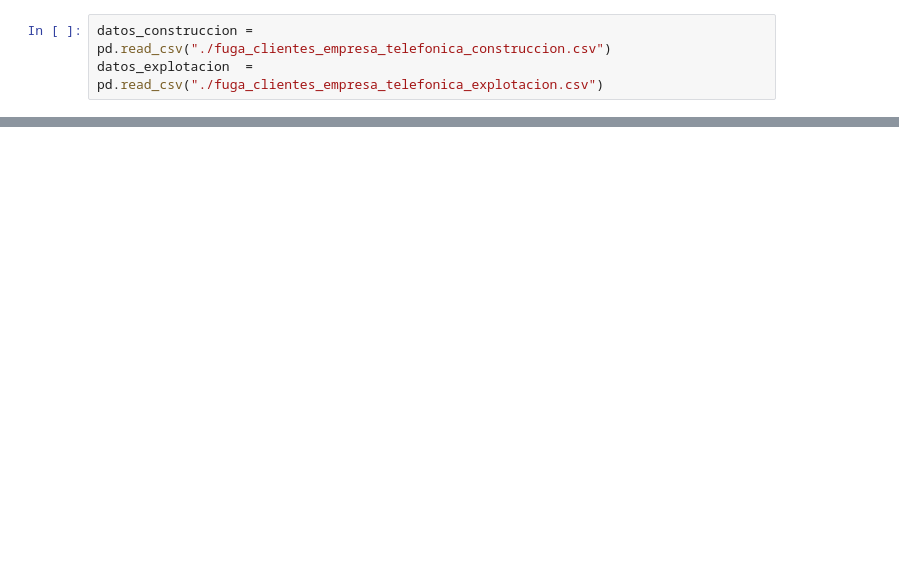
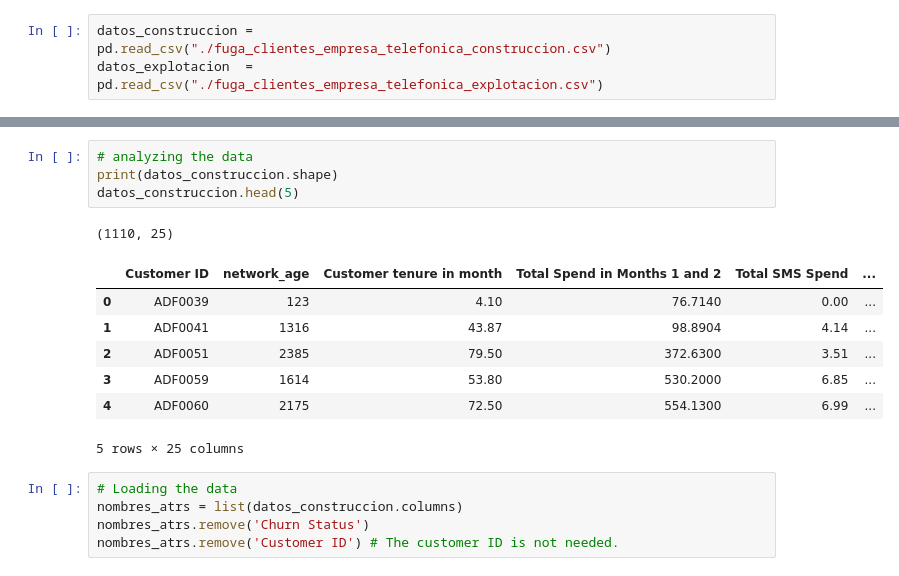
Before and after one commit to kecoma1/IA, a Jupyter notebook: LAB_4/04-p4_IA.ipynb, the cells around one changed output, grey strips where cells are left out. Drawn from its saved outputs; the diff is of its cells as text; blank space fills up the shorter version.

```diff
--- a/LAB_4/04-p4_IA.ipynb
+++ b/LAB_4/04-p4_IA.ipynb
@@ -69,0 +119,18 @@ datos_explotacion["Churn Status"].values[:10]
+# %%
+# analyzing the data
+print(datos_construccion.shape)
+datos_construccion.head(5)
+# %% [output]
+(1110, 25)
+|  | Customer ID | network_age | Customer tenure in month | Total Spend in Months 1 and 2 | Total SMS Spend | ... |
+| 0 | ADF0039 | 123 | 4.10 | 76.7140 | 0.00 | ... |
+| 1 | ADF0041 | 1316 | 43.87 | 98.8904 | 4.14 | ... |
+| 2 | ADF0051 | 2385 | 79.50 | 372.6300 | 3.51 | ... |
+| 3 | ADF0059 | 1614 | 53.80 | 530.2000 | 6.85 | ... |
+| 4 | ADF0060 | 2175 | 72.50 | 554.1300 | 6.99 | ... |
+5 rows × 25 columns
+# %%
+# Loading the data
+nombres_atrs = list(datos_construccion.columns)
+nombres_atrs.remove('Churn Status')
+nombres_atrs.remove('Customer ID') # The customer ID is not needed.
```
Also changed, not shown: parts of 18 cells of this notebook, 2 other files.
